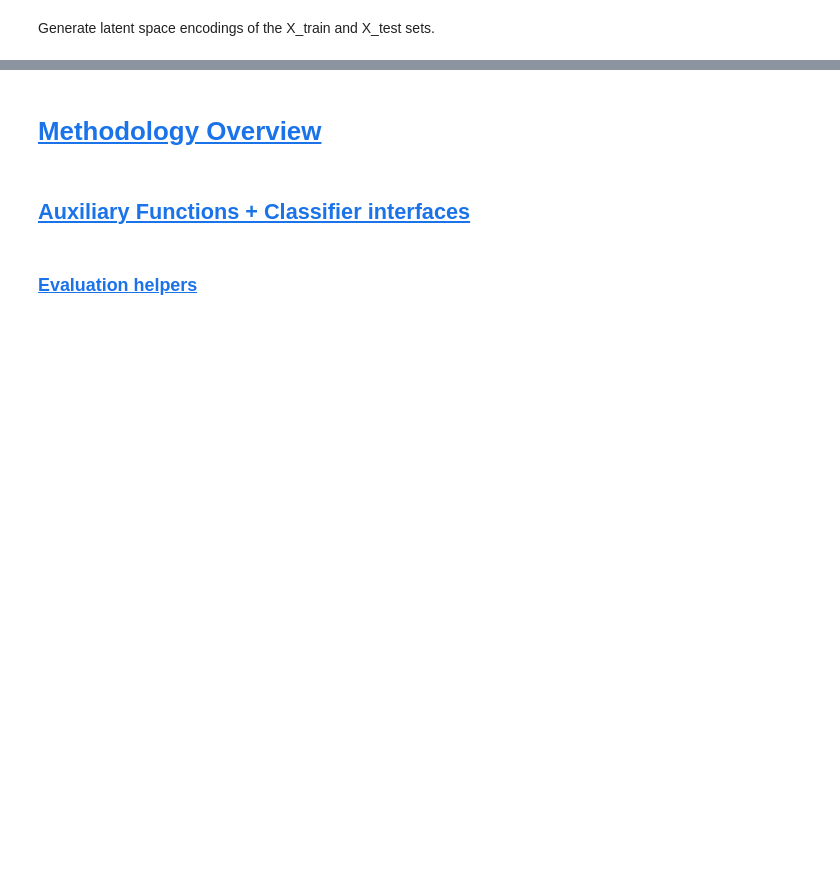
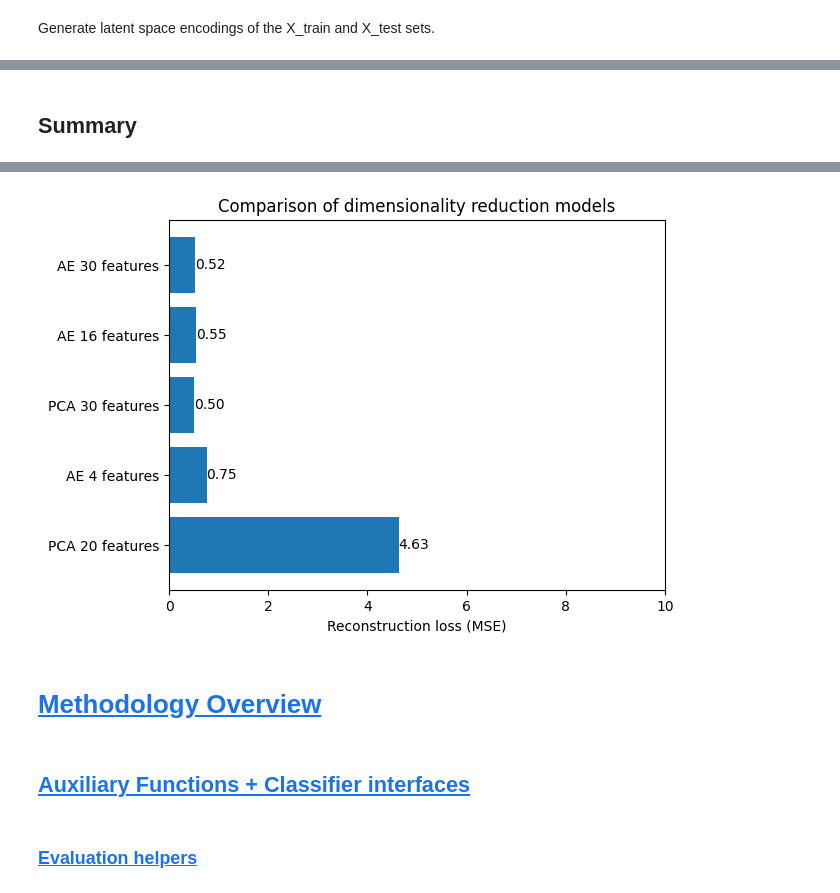
Before and after one commit to Adamliu1/GCW_0036, a Jupyter notebook: Group_N_Final_x3.ipynb, the cells around one changed output, grey strips where cells are left out. Saved outputs shown, nothing was run; the diff lists cells and outputs as text; code cells hidden in the pictures; blank space fills up the shorter version.

Commit message:
added dim reduction sets

```diff
--- a/Group_N_Final_x3.ipynb
+++ b/Group_N_Final_x3.ipynb
@@ -1541,0 +1798,34 @@ featuresets_dict['feature_set_AE30'] = (
+# %% [markdown]
+## Summary
+# %%
+loss_values = [
+    np.sum((X_test - PCA20.inverse_transform(PCA20.transform(X_test))) ** 2, axis=1).mean(),
+    AE4.evaluate(X_test, X_test),
+    np.sum((X_test - PCA30.inverse_transform(PCA30.transform(X_test))) ** 2, axis=1).mean(),
+    AE16.evaluate(X_test, X_test),
+    AE30.evaluate(X_test, X_test)
+]
+
+models = [
+    'PCA 20 features',
+    'AE 4 features',
+    'PCA 30 features',
+    'AE 16 features',
+    'AE 30 features'
+]
+
+y_pos = np.arange(len(models))
+fig, ax = plt.subplots()
+
+hbars = ax.barh(y_pos, loss_values, align='center')
+ax.set_yticks(y_pos, labels=models)
+# ax.invert_yaxis()
+ax.set_xlabel('Reconstruction loss (MSE)')
+ax.set_title('Comparison of dimensionality reduction models')
+
+# Label with specially formatted floats
+ax.bar_label(hbars, fmt='%.2f')
+ax.set_xlim(right=10)  # adjust xlim to fit labels
+
+plt.show()
+# %% [output]
@@ -1542,3 +1837,4 @@ featuresets_dict['feature_set_AE30'] = (
+[figure, added]
 # %% [markdown]
 # <a id='toc8_'></a>[Methodology Overview](#toc0_)
 # %% [markdown]
```
Also changed, not shown: parts of 81 cells of this notebook.
